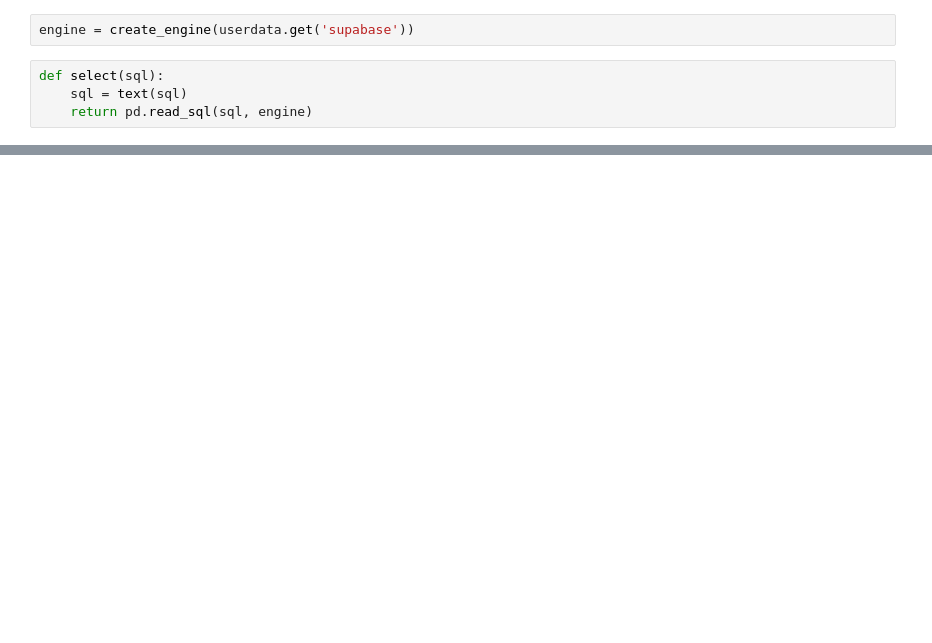
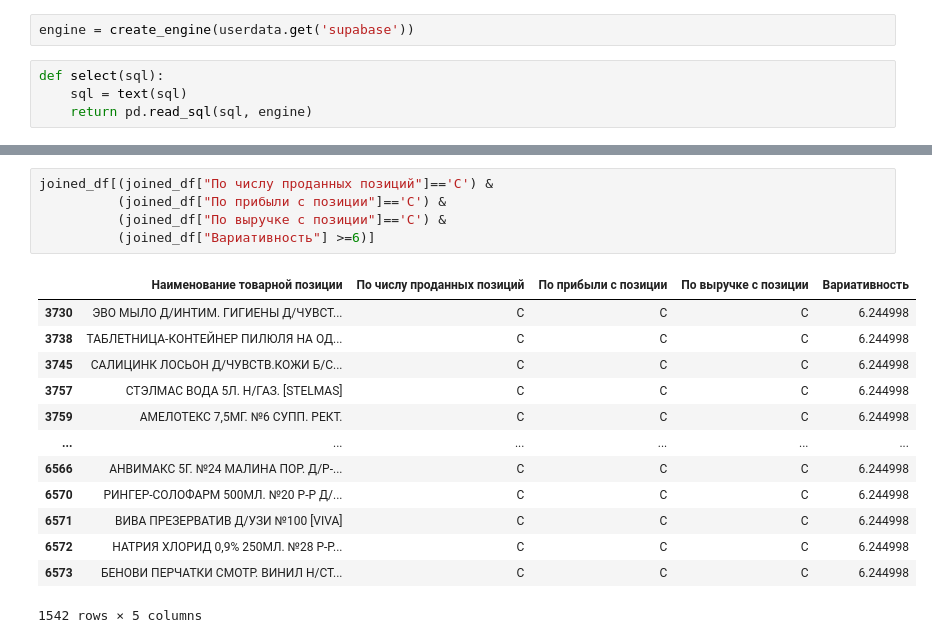
Before and after one commit to aleks-haksly/portfolio, a Jupyter notebook: Marketing analytics/ABC/ABC.ipynb, the cells around one changed output, grey strips where cells are left out. Drawn from its saved outputs; the diff is of its cells as text; blank space fills up the shorter version.

```diff
--- a/Marketing analytics/ABC/ABC.ipynb
+++ b/Marketing analytics/ABC/ABC.ipynb
@@ -81,0 +394,19 @@ select(sql)
+# %%
+joined_df[(joined_df["По числу проданных позиций"]=='C') &
+          (joined_df["По прибыли с позиции"]=='C') &
+          (joined_df["По выручке с позиции"]=='C') &
+          (joined_df["Вариативность"] >=6)]
+# %% [output]
+|  | Наименование товарной позиции | По числу проданных позиций | По прибыли с позиции | По выручке с позиции | Вариативность |
+| 3730 | ЭВО МЫЛО Д/ИНТИМ. ГИГИЕНЫ Д/ЧУВСТ... | C | C | C | 6.244998 |
+| 3738 | ТАБЛЕТНИЦА-КОНТЕЙНЕР ПИЛЮЛЯ НА ОД... | C | C | C | 6.244998 |
+| 3745 | САЛИЦИНК ЛОСЬОН Д/ЧУВСТВ.КОЖИ Б/С... | C | C | C | 6.244998 |
+| 3757 | СТЭЛМАС ВОДА 5Л. Н/ГАЗ. [STELMAS] | C | C | C | 6.244998 |
+| 3759 | АМЕЛОТЕКС 7,5МГ. №6 СУПП. РЕКТ. | C | C | C | 6.244998 |
+| ... | ... | ... | ... | ... | ... |
+| 6566 | АНВИМАКС 5Г. №24 МАЛИНА ПОР. Д/Р-... | C | C | C | 6.244998 |
+| 6570 | РИНГЕР-СОЛОФАРМ 500МЛ. №20 Р-Р Д/... | C | C | C | 6.244998 |
+| 6571 | ВИВА ПРЕЗЕРВАТИВ Д/УЗИ №100 [VIVA] | C | C | C | 6.244998 |
+| 6572 | НАТРИЯ ХЛОРИД 0,9% 250МЛ. №28 Р-Р... | C | C | C | 6.244998 |
+| 6573 | БЕНОВИ ПЕРЧАТКИ СМОТР. ВИНИЛ Н/СТ... | C | C | C | 6.244998 |
+1542 rows × 5 columns
```
Also changed, not shown: parts of 20 cells of this notebook.
